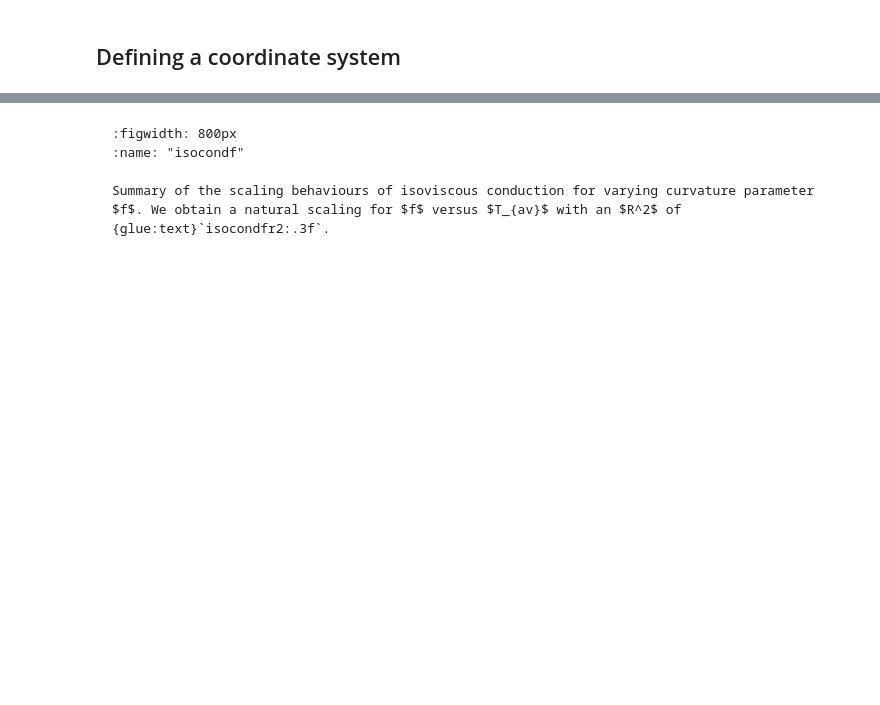
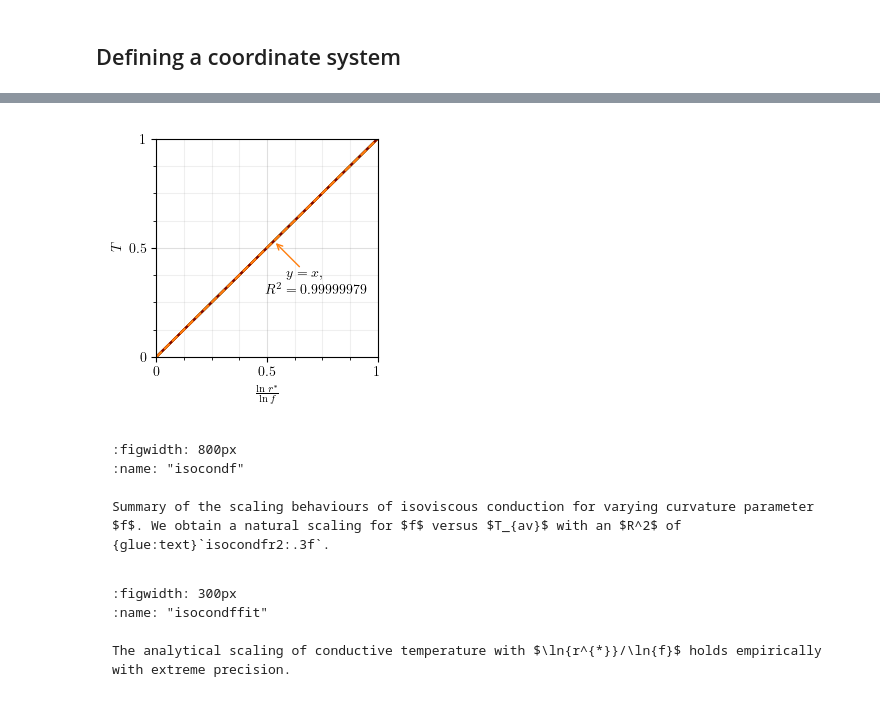
Before and after one commit to rsbyrne/thesis, a Jupyter notebook: _sources/content/chapter_04_isoviscous/background/cylindrical.ipynb, the cells around one changed output, grey strips where cells are left out. Cells and saved outputs as stored; diff of their text form; code cells hidden in the pictures; blank space fills up the shorter version.

````diff
--- a/_sources/content/chapter_04_isoviscous/background/cylindrical.ipynb
+++ b/_sources/content/chapter_04_isoviscous/background/cylindrical.ipynb
@@ -207,0 +321,33 @@ fig
+# %%
+canvas = Canvas(size = (3, 3))
+ax = canvas.make_ax()
+allT, allr = [], []
+for f, T in zip(condfs, condgeotherms):
+    f = min(0.999, f)
+    h = np.linspace(0, 1, len(T))
+    rstar = r_star(h, f)
+    ax.line(
+        rchan := Channel(np.log(rstar) / np.log(f), lims = (0, 1), label = r'\frac{\ln{r^{*}}}{\ln{f}}'),
+        Channel(T, label = 'T'),
+        c = cmap(f, condfs, style = 'turbo'),
+        )
+    allT.extend(T)
+    allr.extend(rchan.data)
+linscore = r2_score(allT, allr)
+ax.line(
+    np.linspace(0, 1, 10),
+    np.linspace(0, 1, 10),
+    color = '#ff7f0e',
+    linestyle = '--',
+    )
+trendlabel = r'y=x, \\ R^2 =' + str(round(linscore, 8))
+ax.annotate(
+    rchan.data[15],
+    rchan.data[15],
+    label = trendlabel,
+    points = (30, -30),
+    arrowProps = dict(arrowstyle = "->", color = '#ff7f0e'),
+    )
+glue("isocondffit", canvas, display = False)
+canvas
+# %% [output]
@@ -208,3 +355,4 @@ fig
+[figure, added]
 # %% [markdown]
 ```{glue:figure} isocondf
 :figwidth: 800px
@@ -212,6 +360,13 @@ fig
 
 Summary of the scaling behaviours of isoviscous conduction for varying curvature parameter $f$. We obtain a natural scaling for $f$ versus $T_{av}$ with an $R^2$ of {glue:text}`isocondfr2:.3f`.
 ```
+# %% [markdown]
+```{glue:figure} isocondffit
+:figwidth: 300px
+:name: "isocondffit"
+
+The analytical scaling of conductive temperature with $\ln{r^{*}}/\ln{f}$ holds empirically with extreme precision.
+```
 # %% [markdown]
 It is a requirement of a conductive steady state ($Nu=1$) that the thermal flux must be the same through every layer. In the planar case this results in a linear geotherm which, in a model with fixed and unitless boundary temperatures, results in a simple function of $T = z$ where $z$ is dimensionless depth from the top of the model. The average temperature is then trivially $T_{av}=0.5$. (For any system in pure conduction the *Nusselt* number is by definition $1$.)
 
````
Also changed, not shown: parts of 24 cells of this notebook, 51 other files.
